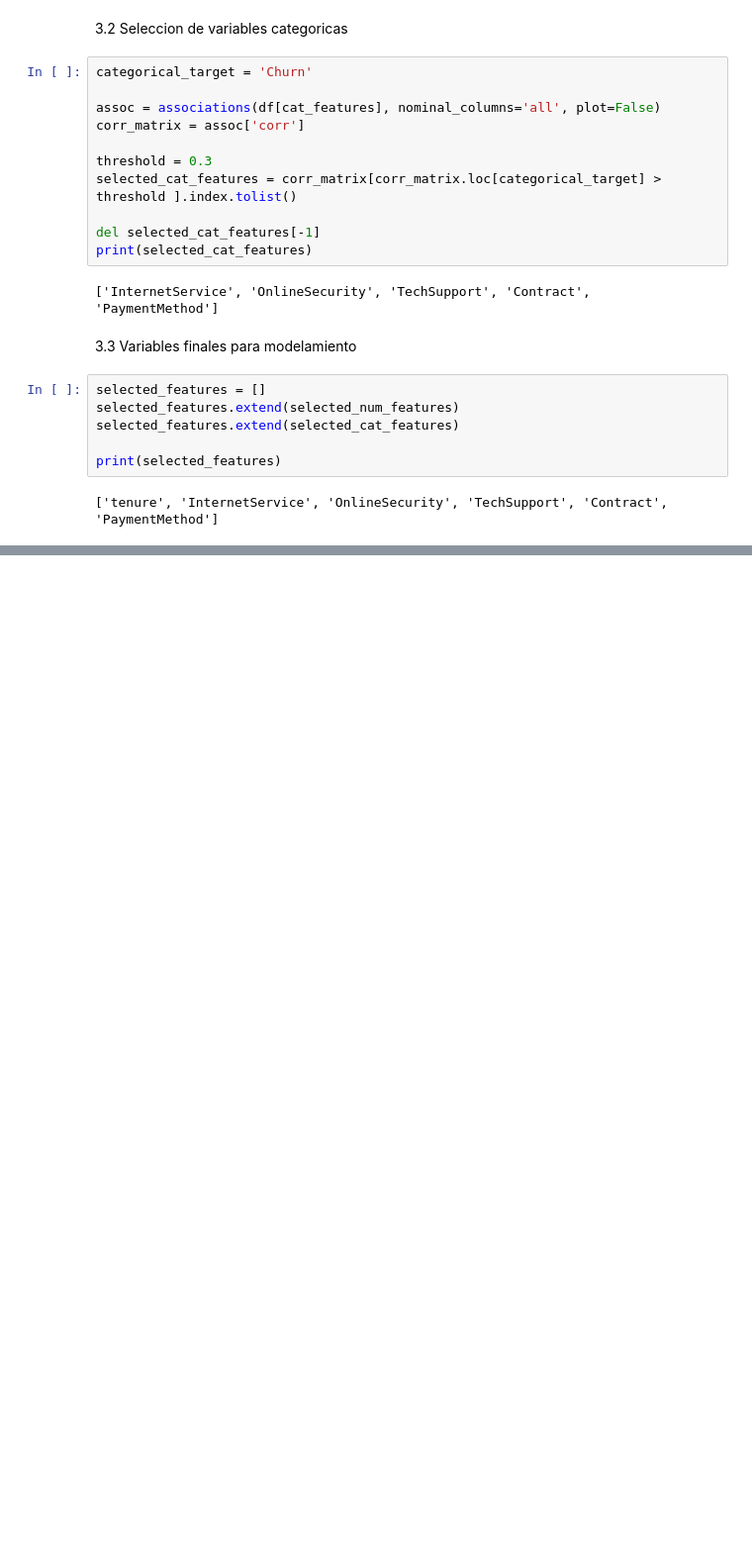
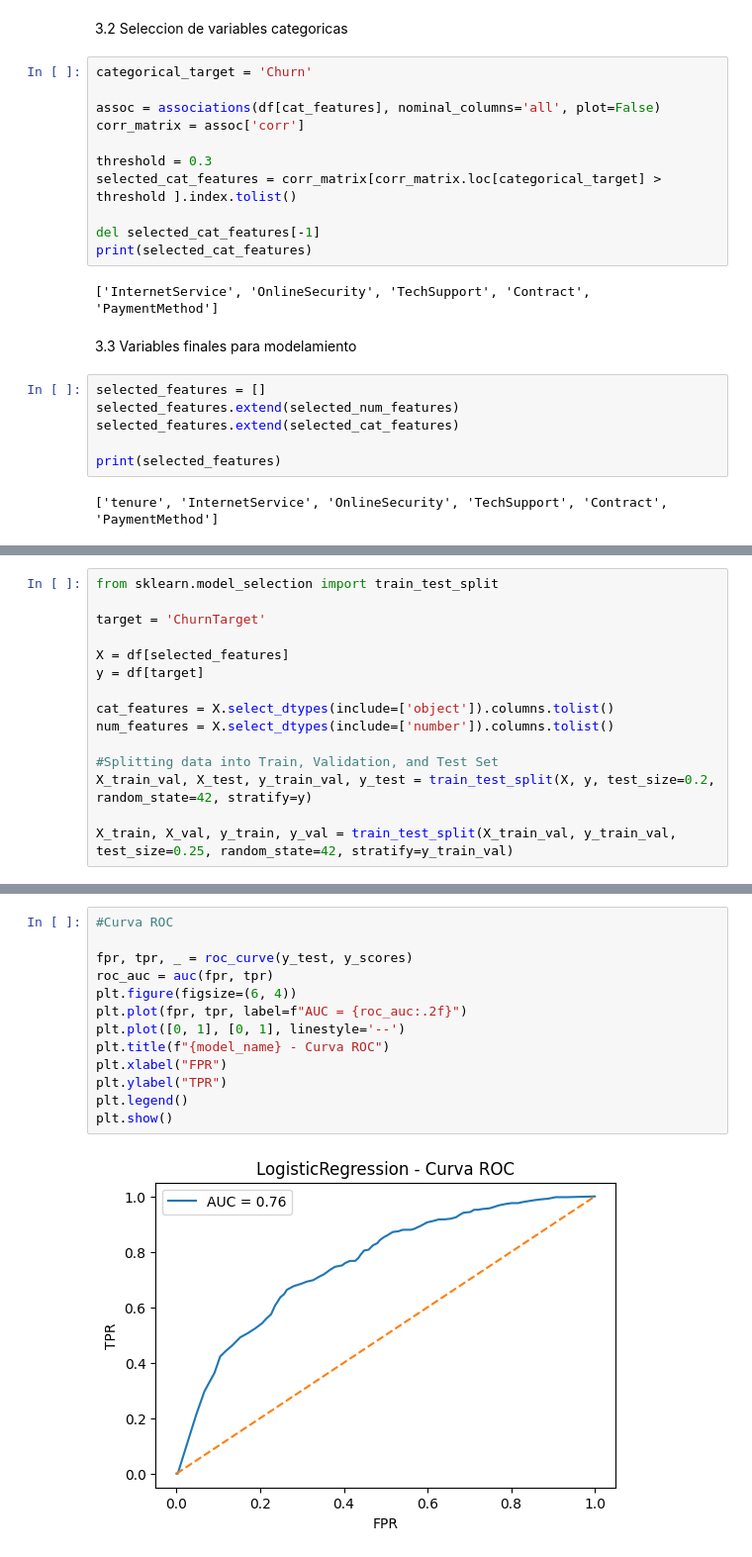
Before and after one commit to yofreca/clase_mlops, a Jupyter notebook: Proyecto_1/notebooks/Exploracion.ipynb, the cells around one changed output, grey strips where cells are left out. Shown: that part at 99% size. Drawn from its saved outputs; the diff is of its cells as text; blank space fills up the shorter version.

```diff
--- a/Proyecto_1/notebooks/note1.ipynb
+++ b/Proyecto_1/notebooks/Exploracion.ipynb
@@ -276,0 +288,15 @@ print(selected_features)
+# %%
+from sklearn.model_selection import train_test_split
+
+target = 'ChurnTarget'
+
+X = df[selected_features]
+y = df[target]
+
+cat_features = X.select_dtypes(include=['object']).columns.tolist()
+num_features = X.select_dtypes(include=['number']).columns.tolist()
+
+#Splitting data into Train, Validation, and Test Set
+X_train_val, X_test, y_train_val, y_test = train_test_split(X, y, test_size=0.2, random_state=42, stratify=y)
+
+X_train, X_val, y_train, y_val = train_test_split(X_train_val, y_train_val, test_size=0.25, random_state=42, stratify=y_train_val)
@@ -276,0 +382,15 @@ print(selected_features)
+# %%
+#Curva ROC
+
+fpr, tpr, _ = roc_curve(y_test, y_scores)
+roc_auc = auc(fpr, tpr)
+plt.figure(figsize=(6, 4))
+plt.plot(fpr, tpr, label=f"AUC = {roc_auc:.2f}")
+plt.plot([0, 1], [0, 1], linestyle='--')
+plt.title(f"{model_name} - Curva ROC")
+plt.xlabel("FPR")
+plt.ylabel("TPR")
+plt.legend()
+plt.show()
+# %% [output]
+[figure, added]
```
Also changed, not shown: parts of 15 cells of this notebook, 1 other file.
